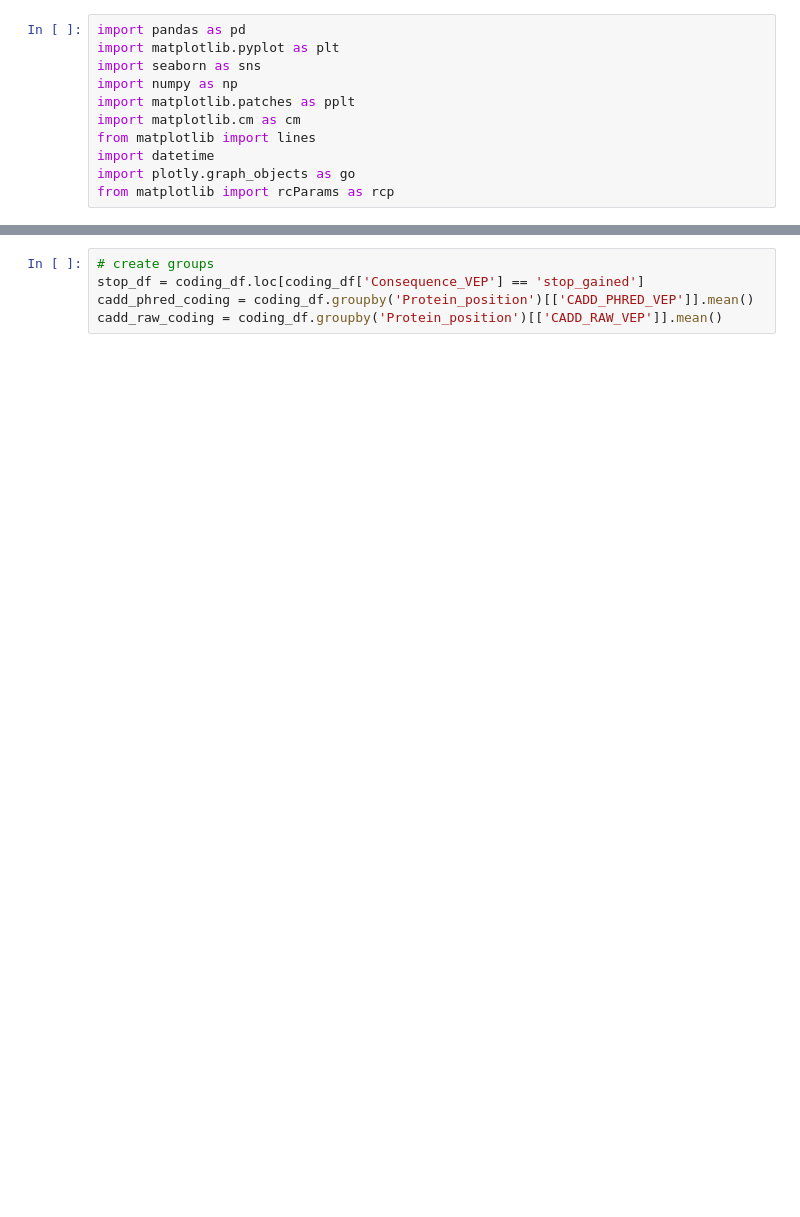
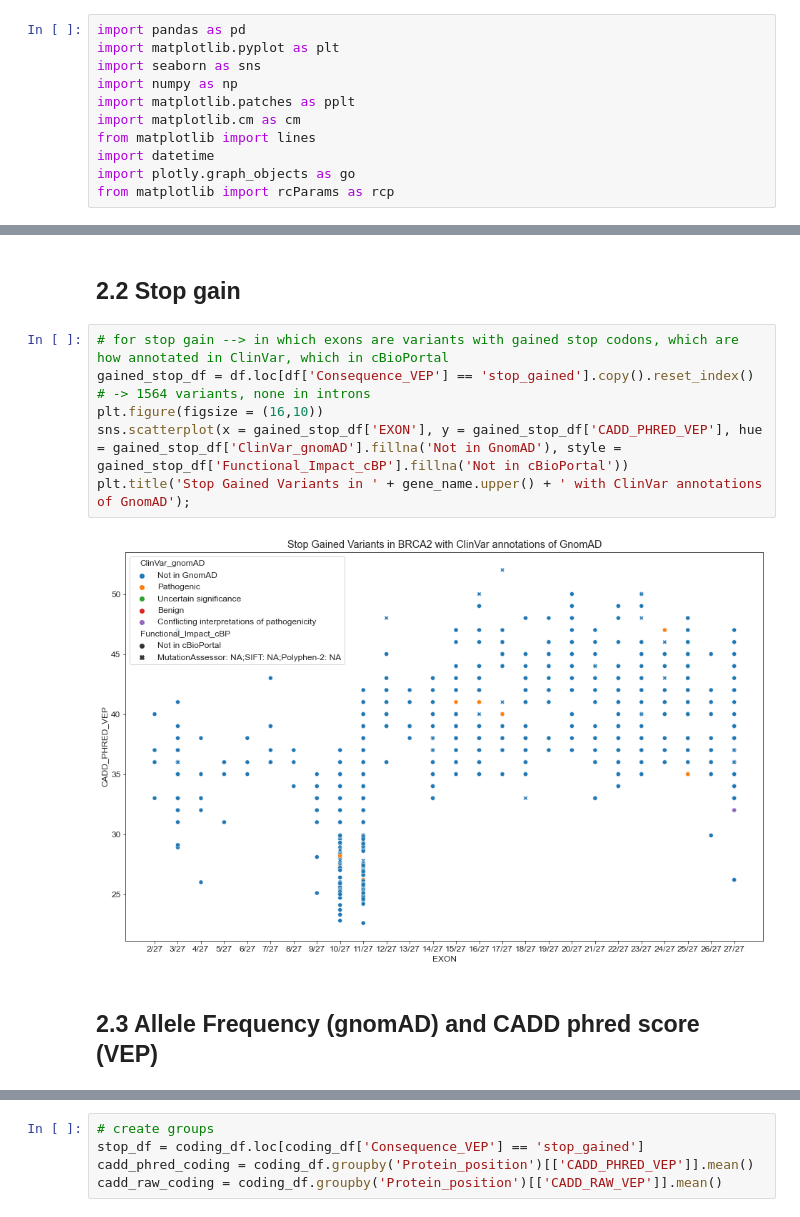
Before and after one commit to StephanHolgerD/master_visualization, a Jupyter notebook: 0517_data_vis.ipynb, the cells around one changed output, grey strips where cells are left out. Drawn from its saved outputs; the diff is of its cells as text; blank space fills up the shorter version.

```diff
--- a/0517_data_vis.ipynb
+++ b/0517_data_vis.ipynb
@@ -21,0 +114,12 @@ Gene name: brca2
+# %% [markdown]
+## 2.2 Stop gain
+# %%
+# for stop gain --> in which exons are variants with gained stop codons, which are how annotated in ClinVar, which in cBioPortal
+gained_stop_df = df.loc[df['Consequence_VEP'] == 'stop_gained'].copy().reset_index() # -> 1564 variants, none in introns
+plt.figure(figsize = (16,10))
+sns.scatterplot(x = gained_stop_df['EXON'], y = gained_stop_df['CADD_PHRED_VEP'], hue = gained_stop_df['ClinVar_gnomAD'].fillna('Not in GnomAD'), style = gained_stop_df['Functional_Impact_cBP'].fillna('Not in cBioPortal'))
+plt.title('Stop Gained Variants in ' + gene_name.upper() + ' with ClinVar annotations of GnomAD');
+# %% [output]
+[figure, added]
+# %% [markdown]
+## 2.3 Allele Frequency (gnomAD) and CADD phred score (VEP)
```
Also changed, not shown: parts of 39 cells of this notebook.
